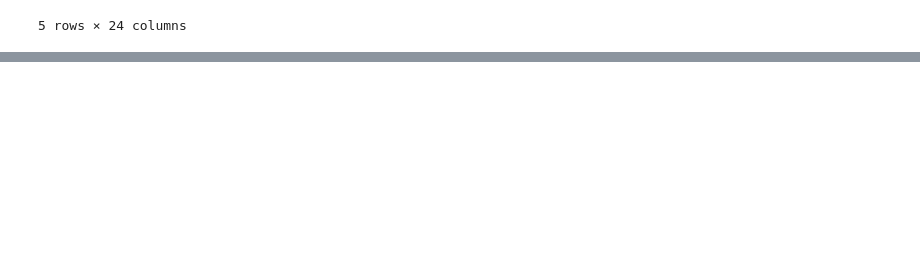
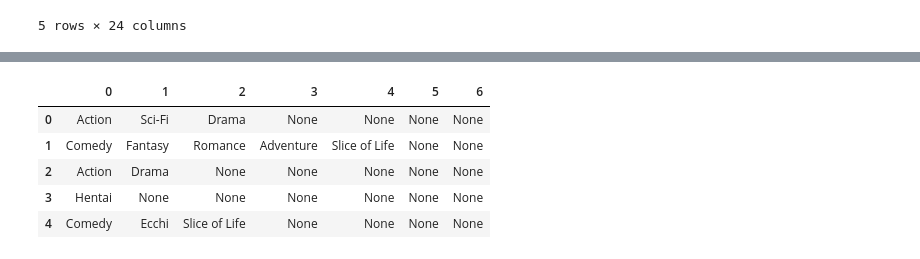
Before and after one commit to sn-ekstrand/content-based-anime-recommender, a Jupyter notebook: data_cleaning.ipynb, the cells around one changed output, grey strips where cells are left out. Cells and saved outputs as stored; diff of their text form; code cells hidden in the pictures; blank space fills up the shorter version.

```diff
--- a/data_cleaning.ipynb
+++ b/data_cleaning.ipynb
@@ -158,0 +151,10 @@ media_df.head()
+# %%
+genres_df = pd.DataFrame(list(media_df['genres']))
+genres_df.head()
+# %% [output]
+|  | 0 | 1 | 2 | 3 | 4 | 5 | 6 |
+| 0 | Action | Sci-Fi | Drama | None | None | None | None |
+| 1 | Comedy | Fantasy | Romance | Adventure | Slice of Life | None | None |
+| 2 | Action | Drama | None | None | None | None | None |
+| 3 | Hentai | None | None | None | None | None | None |
+| 4 | Comedy | Ecchi | Slice of Life | None | None | None | None |
```
Also changed, not shown: parts of 12 cells of this notebook.
